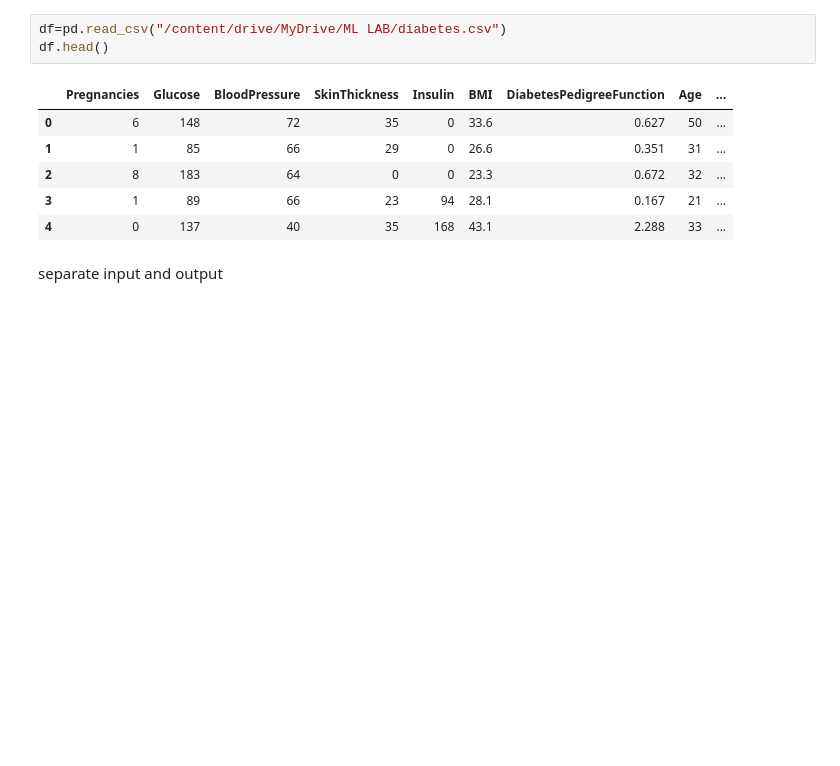
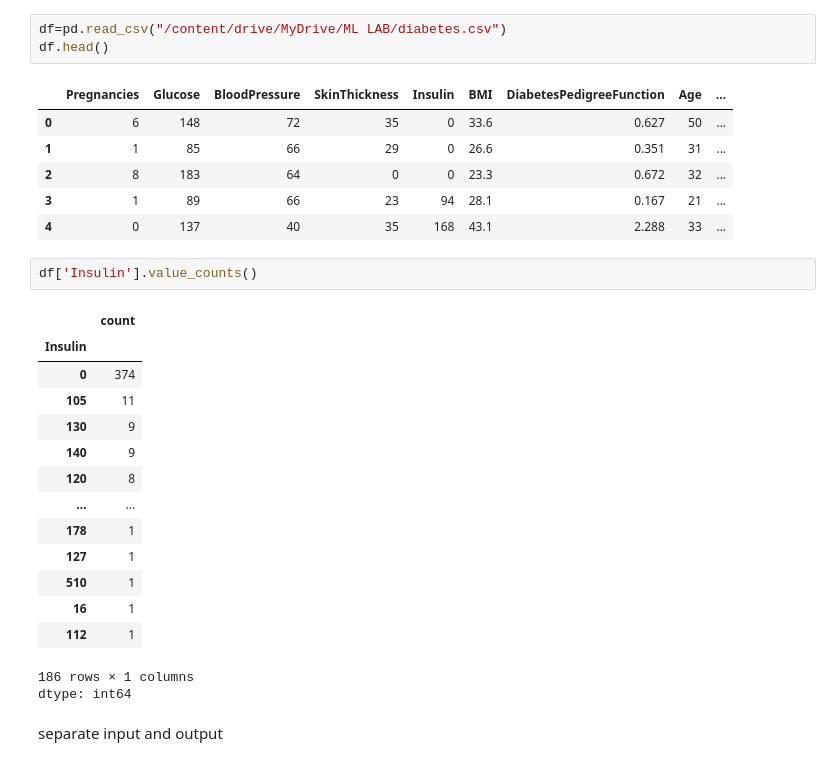
Before and after one commit to beherapriyanka186-netizen/python_nist, a Jupyter notebook: ANN.ipynb, the cells around one changed output. Drawn from its saved outputs; the diff is of its cells as text; blank space fills up the shorter version.

```diff
--- a/ANN.ipynb
+++ b/ANN.ipynb
@@ -18,6 +18,24 @@ df.head()
 | 2 | 8 | 183 | 64 | 0 | 0 | 23.3 | 0.672 | 32 | ... |
 | 3 | 1 | 89 | 66 | 23 | 94 | 28.1 | 0.167 | 21 | ... |
 | 4 | 0 | 137 | 40 | 35 | 168 | 43.1 | 2.288 | 33 | ... |
+# %%
+df['Insulin'].value_counts()
+# %% [output]
+|  | count |
+| Insulin |  |
+| 0 | 374 |
+| 105 | 11 |
+| 130 | 9 |
+| 140 | 9 |
+| 120 | 8 |
+| ... | ... |
+| 178 | 1 |
+| 127 | 1 |
+| 510 | 1 |
+| 16 | 1 |
+| 112 | 1 |
+186 rows × 1 columns
+dtype: int64
 # %% [markdown]
 separate input and output
 # %%
```
